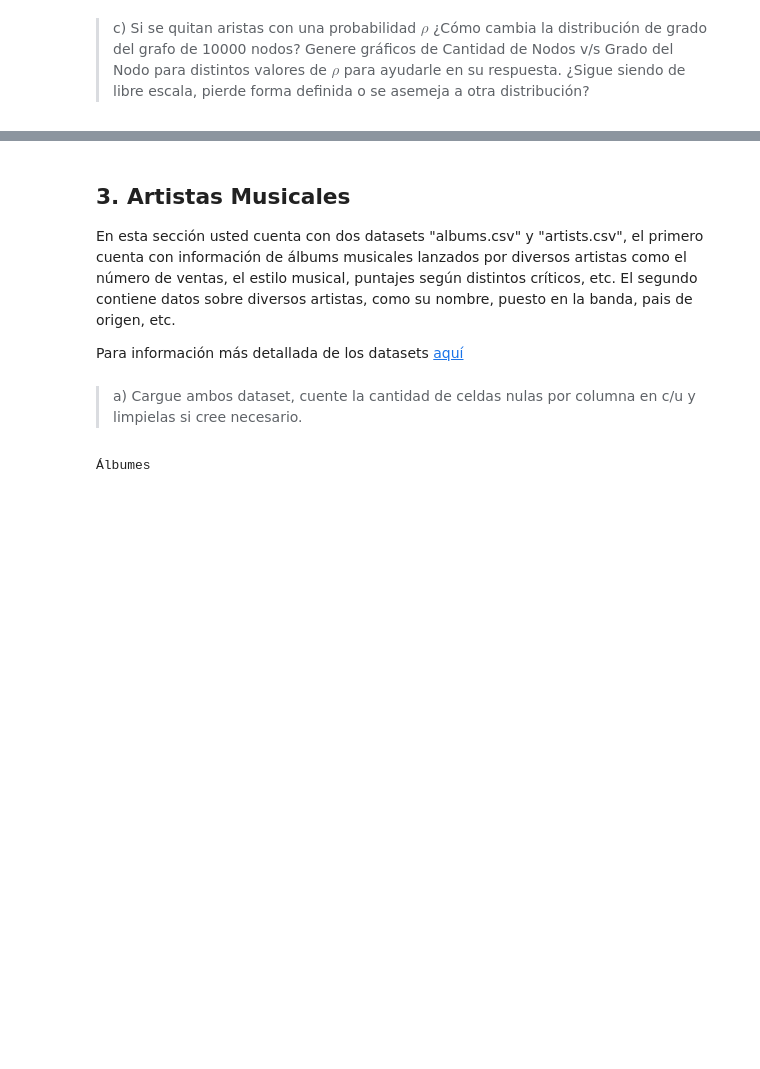
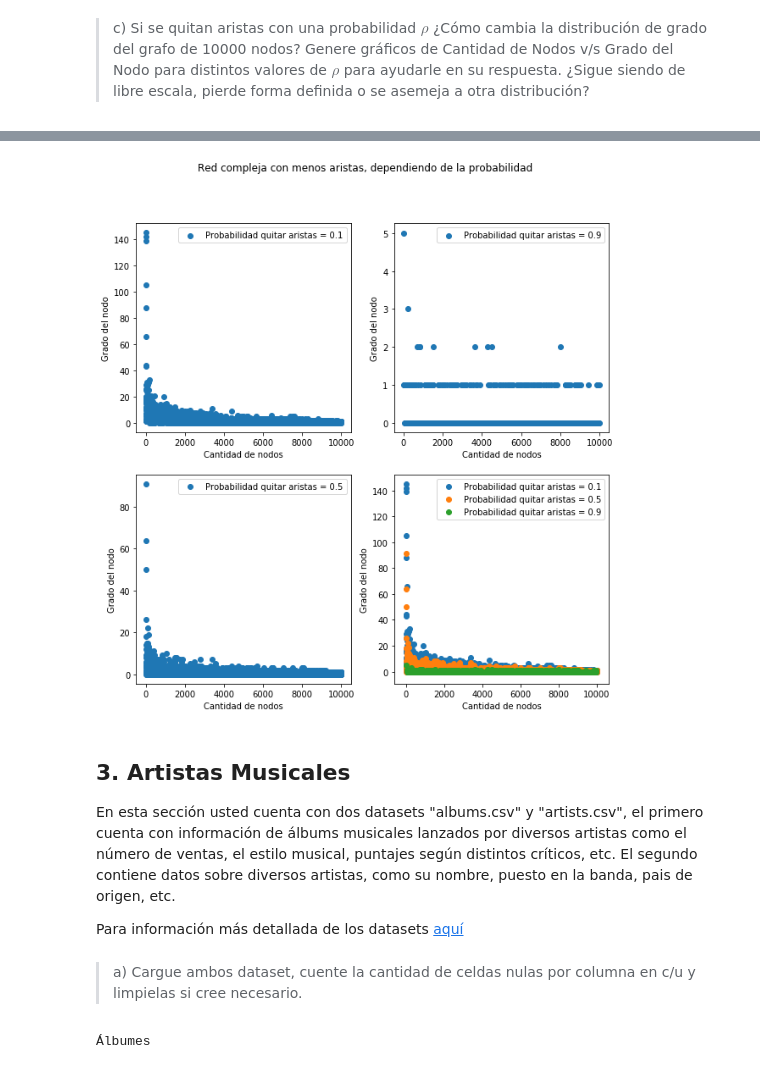
Before and after one commit to jpjorquera/Lab2-Estaca, a Jupyter notebook: Laboratorio 2.ipynb, the cells around one changed output, grey strips where cells are left out. Saved outputs shown, nothing was run; the diff lists cells and outputs as text; code cells hidden in the pictures; blank space fills up the shorter version.

```diff
--- a/Laboratorio 2.ipynb
+++ b/Laboratorio 2.ipynb
@@ -327,2 +430,85 @@ Es una matriz cuadrada de $NxN$ donde en la posición $i,j$ hay un 1 si entre lo
 # %% [markdown]
 >c) Si se quitan aristas con una probabilidad $\rho$ ¿Cómo cambia la distribución de grado del grafo de 10000 nodos? Genere gráficos de Cantidad de Nodos v/s Grado del Nodo para distintos valores de $\rho$ para ayudarle en su respuesta. ¿Sigue siendo de libre escala, pierde forma definida o se asemeja a otra distribución?
+# %%
+#la funcion devuelve True si se elimina el nodo o no, respecto a la probabilidad p
+#p es la probabilidad de que si se elimine el nodo
+def eliminar(p):
+    opciones = [True, False]
+    prob = [p, 1-p]
+    return np.random.choice(opciones, 1, p=prob)[0]
+
+#creamos un grafo de 10000 nodos, lo copiamos para probar la probabilidad
+G0=grafo(10000)
+G1 = G0.copy()
+G2 = G0.copy()
+
+#Probamos con p= 0.1
+p0=0.1
+for i in range(10000):
+    if eliminar(p0)==True:
+        G0.remove_node(i)
+#Probamos con p= 0.5
+p1=0.5
+for i in range(10000):
+    if eliminar(p1)==True:
+        G1.remove_node(i)
+
+#Probamos con p= 0.9
+p2=0.9
+for i in range(10000):
+    if eliminar(p2)==True:
+        G2.remove_node(i)
+
+a=dict(G0.degree)
+b=dict(G1.degree)
+c=dict(G2.degree)
+
+#p=0.1
+nodos_a = []
+grados_a = []
+#p=0.5
+nodos_b = []
+grados_b = []
+#p=0.9
+nodos_c = []
+grados_c = []
+
+for k,v in a.items():
+    nodos_a.append(k)
+    grados_a.append(v)
+
+for k,v in b.items():
+    nodos_b.append(k)
+    grados_b.append(v)
+
+for k,v in c.items():
+    nodos_c.append(k)
+    grados_c.append(v)
+
+
+#gráficos
+
+fig, axs = plt.subplots(2,2, figsize=(10, 10))
+fig.suptitle("Red compleja con menos aristas, dependiendo de la probabilidad")
+axs[0, 0].scatter(nodos_a, grados_a,label="Probabilidad quitar aristas = 0.1")
+axs[1, 0].scatter(nodos_b, grados_b,label="Probabilidad quitar aristas = 0.5")
+axs[0, 1].scatter(nodos_c, grados_c,label="Probabilidad quitar aristas = 0.9")
+axs[0, 0].legend()
+axs[1, 0].legend()
+axs[0, 1].legend()
+for ax in axs.flat:
+    ax.set(xlabel='Cantidad de nodos', ylabel='Grado del nodo')
+
+
+
+
+
+plt.ion()
+plt.scatter(nodos_a, grados_a,label="Probabilidad quitar aristas = 0.1")
+plt.scatter(nodos_b, grados_b,label="Probabilidad quitar aristas = 0.5")
+plt.scatter(nodos_c, grados_c,label="Probabilidad quitar aristas = 0.9")
+plt.xlabel('Cantidad de nodos')
+plt.ylabel('Grado del nodo')
+plt.legend()
+#tiempo promedio ejecución: 50seg
+# %% [output]
@@ -329,3 +516,4 @@ Es una matriz cuadrada de $NxN$ donde en la posición $i,j$ hay un 1 si entre lo
+[figure, added]
 # %% [markdown]
 ## 3. Artistas Musicales
 
```
Also changed, not shown: parts of 4 cells of this notebook, 1 other file.
